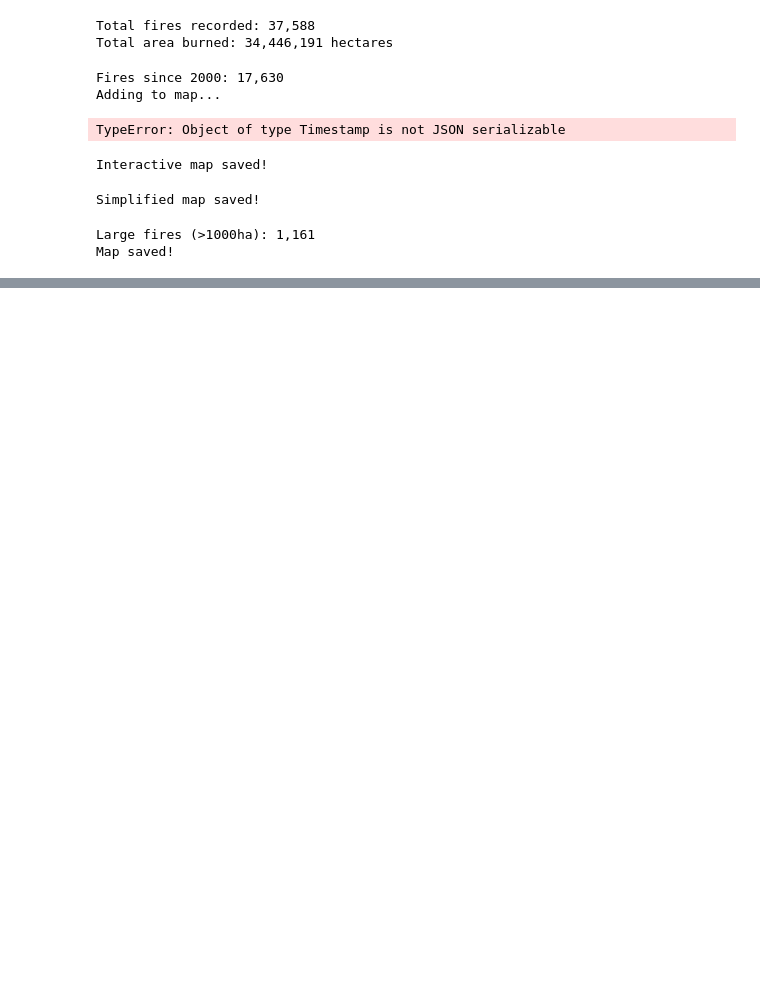
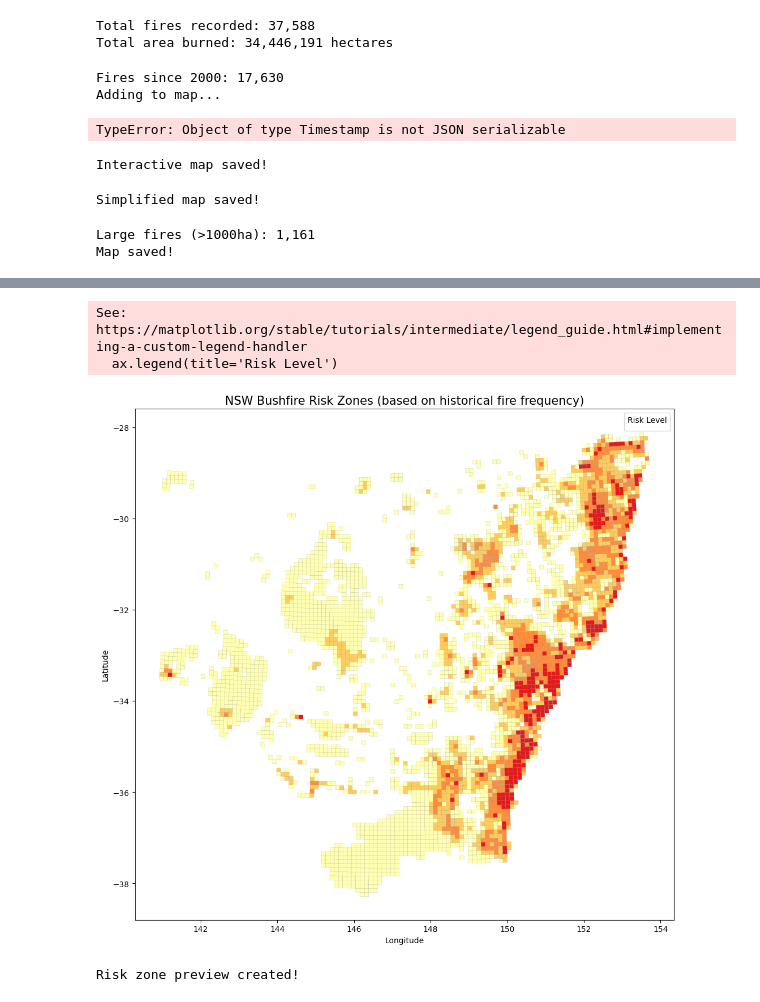
Before and after one commit to joseph-pradil/gis-portfolio, a Jupyter notebook: project1_nsw_bushfire_risk.ipynb, the cells around one changed output, grey strips where cells are left out. Cells and saved outputs as stored; diff of their text form; code cells hidden in the pictures; blank space fills up the shorter version.

```diff
--- a/project1_nsw_bushfire_risk.ipynb
+++ b/project1_nsw_bushfire_risk.ipynb
@@ -181,0 +252,18 @@ Map saved!
+# %%
+# Create risk categories based on fire count
+def risk_category(count):
+    if count == 0:
+        return 'No recorded fires'
+    elif count <= 5:
+        return 'Low'
+    elif count <= 20:
+        return 'Medium'
+    elif count <= 50:
+        return 'High'
+    else:
+        return 'Extreme'
+
+grid['risk_level'] = grid['fire_count'].apply(risk_category)
+
+# See how many cells fall into each category
+print(grid['risk_level'].value_counts())
@@ -181,0 +278,35 @@ Map saved!
+# %%
+# Keep only cells that have burned at least once
+risk_grid = grid[grid['fire_count'] > 0].copy()
+
+# Convert back to WGS84 for folium mapping
+risk_grid_wgs = risk_grid.to_crs(epsg=4326)
+
+# Quick static preview with matplotlib
+fig, ax = plt.subplots(figsize=(12, 10))
+
+color_map = {
+    'Low': '#ffffb2',
+    'Medium': '#fecc5c',
+    'High': '#fd8d3c',
+    'Extreme': '#e31a1c'
+}
+
+for level, color in color_map.items():
+    subset = risk_grid_wgs[risk_grid_wgs['risk_level'] == level]
+    subset.plot(ax=ax, color=color, edgecolor='grey', linewidth=0.1, label=level)
+
+ax.set_title('NSW Bushfire Risk Zones (based on historical fire frequency)', fontsize=15)
+ax.legend(title='Risk Level')
+ax.set_xlabel('Longitude')
+ax.set_ylabel('Latitude')
+plt.tight_layout()
+plt.savefig('/Users/josephpradil/Desktop/gis-portfolio/nsw_risk_zones.png', dpi=150)
+plt.show()
+
+print("Risk zone preview created!")
+# %% [output]
+See: https://matplotlib.org/stable/tutorials/intermediate/legend_guide.html#implementing-a-custom-legend-handler
+  ax.legend(title='Risk Level')
+[figure, added]
+Risk zone preview created!
```
Also changed, not shown: parts of 5 cells of this notebook, 1 other file.
